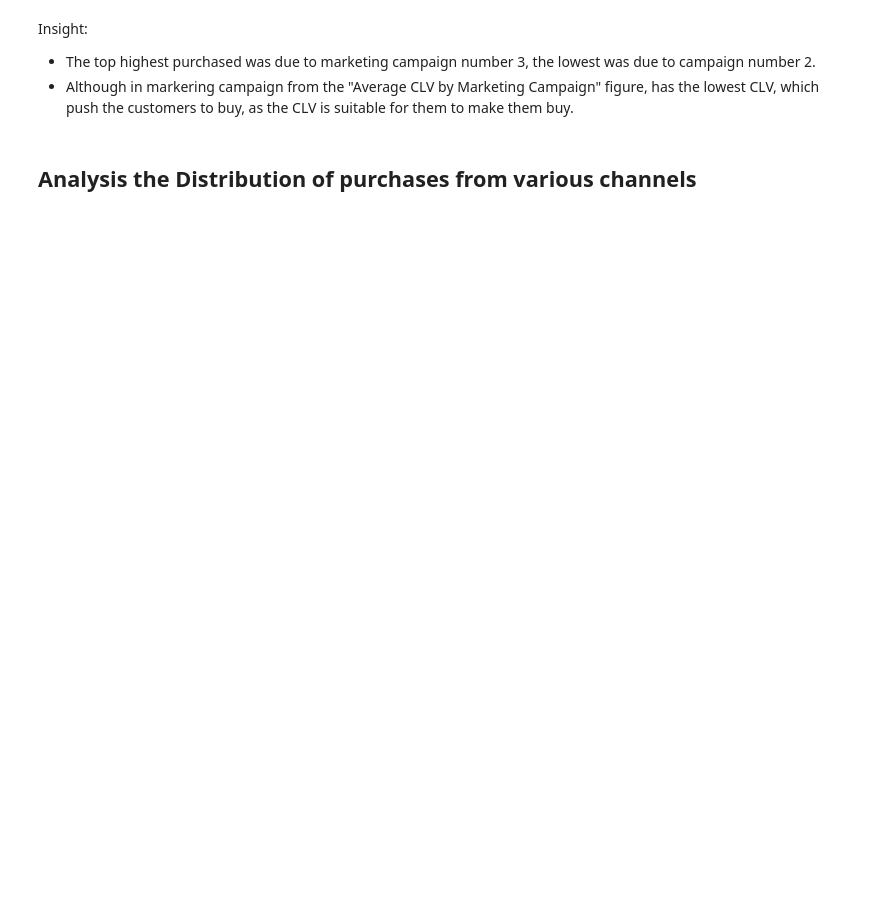
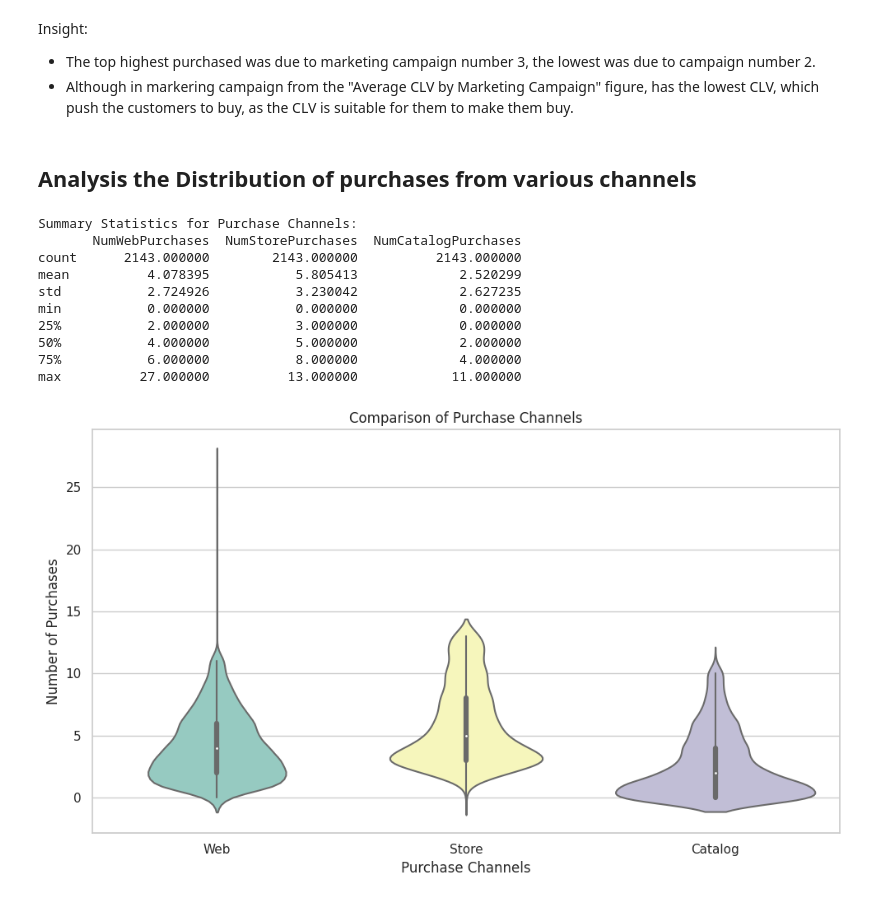
Before and after one commit to AhmedYousriSobhi/customer_segmentation, a Jupyter notebook: nb_workspace/_3_data_eda.ipynb, the cells around one changed output. Cells and saved outputs as stored; diff of their text form; code cells hidden in the pictures; blank space fills up the shorter version.

```diff
--- a/nb_workspace/_3_data_eda.ipynb
+++ b/nb_workspace/_3_data_eda.ipynb
@@ -320,0 +300,36 @@ plt.show()
+# %%
+# Select the columns of interest
+purchase_channels = ['NumWebPurchases', 'NumStorePurchases', 'NumCatalogPurchases']
+
+# Summary statistics for purchase channels
+purchase_summary = df[purchase_channels].describe()
+
+# Create a box plot to compare purchase channels
+plt.figure(figsize=(10, 6))
+# df[purchase_channels].boxplot()
+# sns.boxplot(data=df[purchase_channels], palette='Set3')
+sns.violinplot(data=df[purchase_channels], palette='Set3')
+plt.xlabel('Purchase Channels')
+plt.ylabel('Number of Purchases')
+plt.title('Comparison of Purchase Channels')
+plt.xticks([0, 1, 2], ['Web', 'Store', 'Catalog'])
+plt.tight_layout()
+plt.savefig(f'../report/plots/Comparison of Purchases Channels.jpg')
+# Show summary statistics
+print("Summary Statistics for Purchase Channels:")
+print(purchase_summary)
+
+# Show the plot
+plt.show()
+# %% [output]
+Summary Statistics for Purchase Channels:
+       NumWebPurchases  NumStorePurchases  NumCatalogPurchases
+count      2143.000000        2143.000000          2143.000000
+mean          4.078395           5.805413             2.520299
+std           2.724926           3.230042             2.627235
+min           0.000000           0.000000             0.000000
+25%           2.000000           3.000000             0.000000
+50%           4.000000           5.000000             2.000000
+75%           6.000000           8.000000             4.000000
+max          27.000000          13.000000            11.000000
+[figure, added]
```
Also changed, not shown: parts of 15 cells of this notebook, 15 other files.
